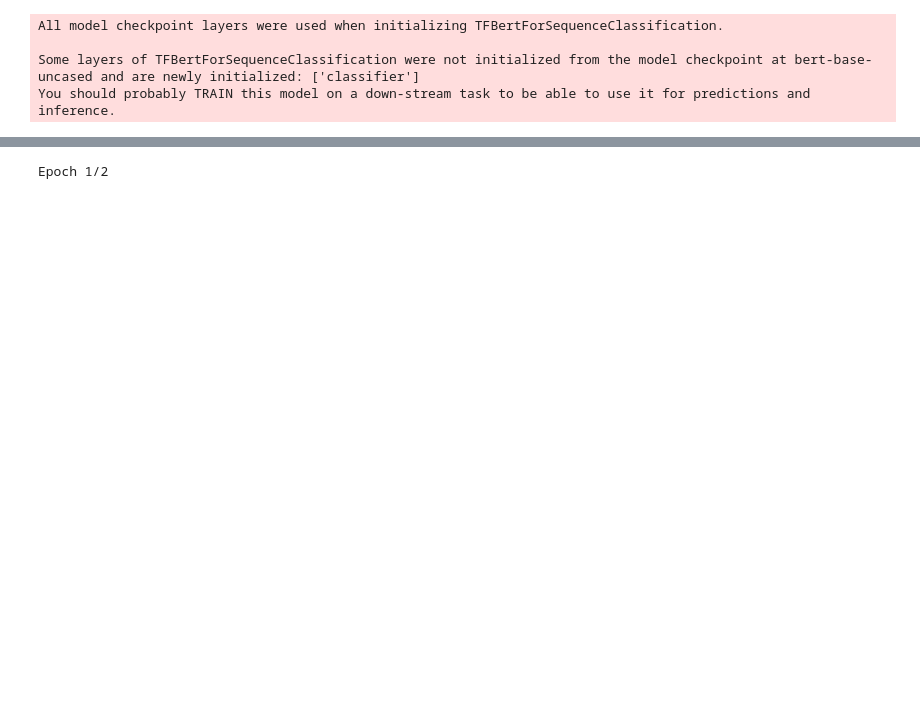
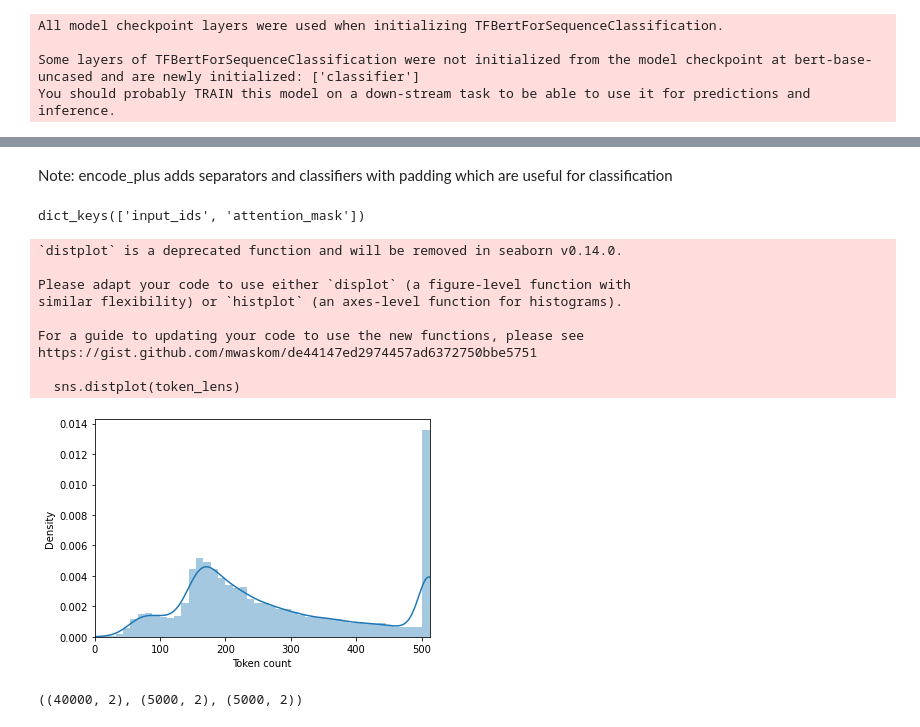
Before and after one commit to linjac/SNLP-Sentiment-Analysis, a Jupyter notebook: BERT.ipynb, the cells around one changed output, grey strips where cells are left out. Drawn from its saved outputs; the diff is of its cells as text; code cells hidden in the pictures; blank space fills up the shorter version.

```diff
--- a/BERT.ipynb
+++ b/BERT.ipynb
@@ -36,0 +49,13 @@ import seaborn as sns
+# %%
+sns.set(style='whitegrid', palette='muted', font_scale=1.2)
+
+HAPPY_COLORS_PALETTE = ["#01BEFE", "#FFDD00", "#FF7D00", "#FF006D", "#ADFF02", "#8F00FF"]
+
+sns.set_palette(sns.color_palette(HAPPY_COLORS_PALETTE))
+
+RANDOM_SEED = 42
+np.random.seed(RANDOM_SEED)
+torch.manual_seed(RANDOM_SEED)
+
+device = torch.device("cuda:0" if torch.cuda.is_available() else "cpu")
+device
@@ -47,13 +78,11 @@ df.head()
 # %%
 def feel2num(value):
     if value=='positive':
+        return 0
+    else:
         return 1
-    else:
-        return 0
 
-df['sentiment']  =  df['sentiment'].apply(feel2num)
-train = df[:8000]
-test = df[30000:]
+df['sentiment']  =  df.sentiment.apply(feel2num)
 # %%
 
 sns.countplot(df.sentiment)
@@ -144,8 +104,39 @@ validation_data = validation_data.batch(200)
-# %%
-model.compile(optimizer=tf.keras.optimizers.Adam(learning_rate=3e-5, epsilon=1e-08, clipnorm=1.0),
-              loss=tf.keras.losses.SparseCategoricalCrossentropy(from_logits=True),
-              metrics=[tf.keras.metrics.SparseCategoricalAccuracy('accuracy')])
-
-model.fit(train_data, epochs=2, validation_data=validation_data)
-# %% [output]
-Epoch 1/2
+# %% [markdown]
+Note: encode_plus adds separators and classifiers with padding which are useful for classification
+# %%
+encoding = tokenizer.encode_plus(
+ df.iloc[0]['review'],
+  max_length=32,
+  add_special_tokens=True, # Add '[CLS]' and '[SEP]'
+  return_token_type_ids=False,
+  pad_to_max_length=True,
+  return_attention_mask=True,
+  return_tensors='pt',  # Return PyTorch tensors
+  truncation = True
+)
+
+encoding.keys()
+# %% [output]
+dict_keys(['input_ids', 'attention_mask'])
+# %%
+token_lens = []
+
+for txt in df.review:
+  tokens = tokenizer.encode(txt, max_length=512, truncation=True)
+  token_lens.append(len(tokens))
+
+
+sns.distplot(token_lens)
+plt.xlim([0, 512]);
+plt.xlabel('Token count');
+# %% [output]
+`distplot` is a deprecated function and will be removed in seaborn v0.14.0.
+
+Please adapt your code to use either `displot` (a figure-level function with
+similar flexibility) or `histplot` (an axes-level function for histograms).
+
+For a guide to updating your code to use the new functions, please see
+https://gist.github.com/mwaskom/de44147ed2974457ad6372750bbe5751
+
+  sns.distplot(token_lens)
+[figure, added]
@@ -151,0 +181,4 @@ Epoch 1/2
+# %%
+df_train.shape, df_val.shape, df_test.shape
+# %% [output]
+((40000, 2), (5000, 2), (5000, 2))
```
Also changed, not shown: parts of 21 cells of this notebook.
